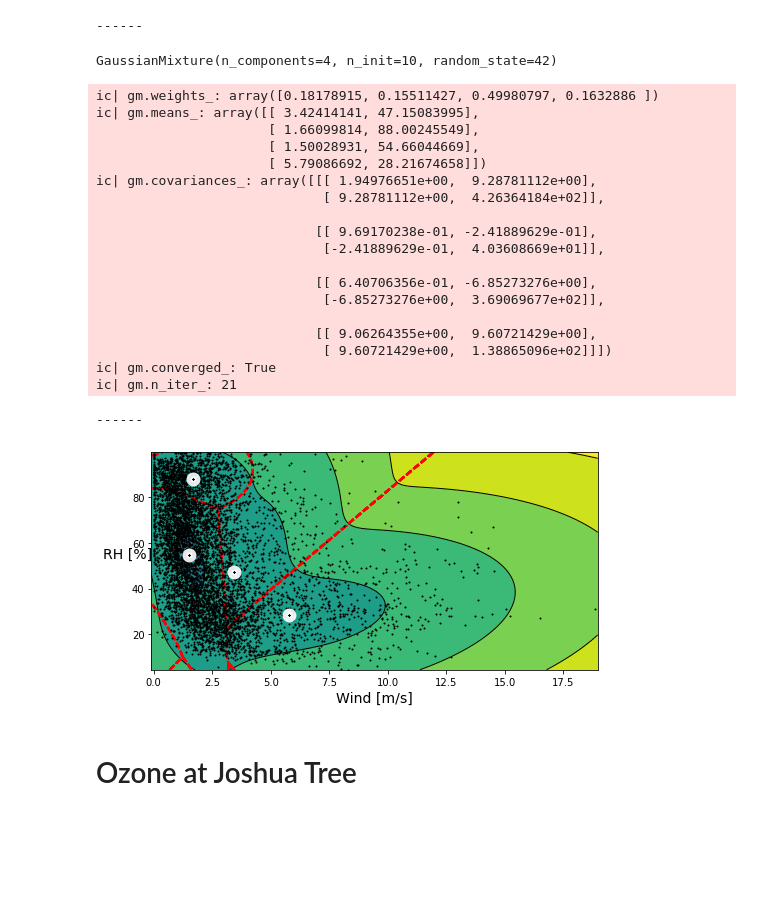
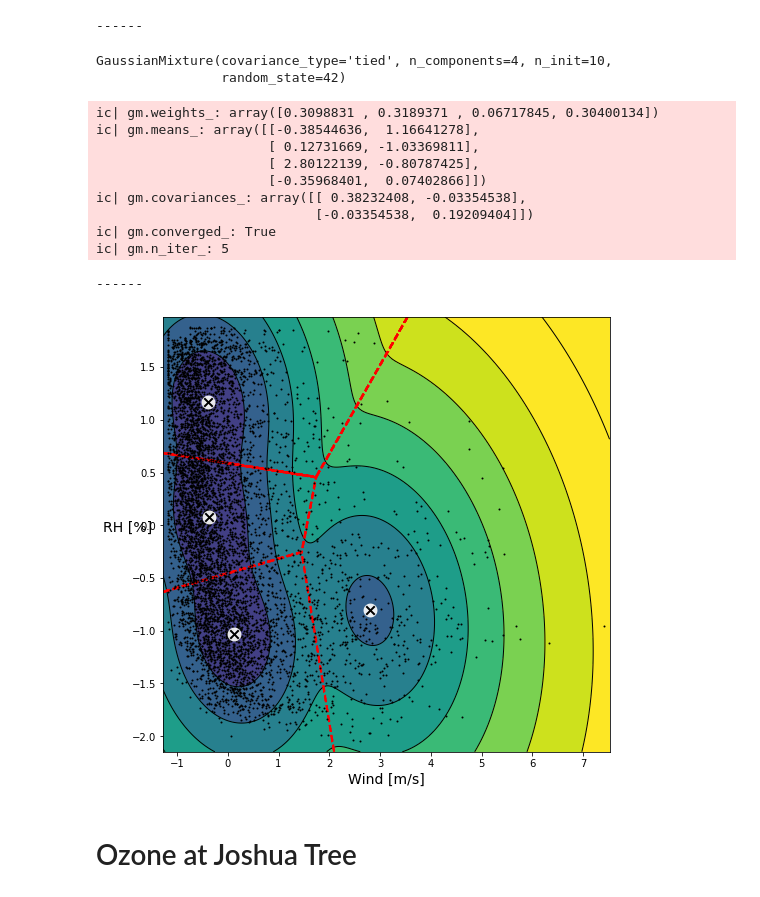
Before and after one commit to eabarnes1010/course_ml_ats, a Jupyter notebook: code/unsupervised_guassianMixture_christman.ipynb, the cells around one changed output. Cells and saved outputs as stored; diff of their text form; code cells hidden in the pictures; blank space fills up the shorter version.

Commit message:
added covariance options

```diff
--- a/code/unsupervised_guassianMixture_christman.ipynb
+++ b/code/unsupervised_guassianMixture_christman.ipynb
@@ -150,17 +140,22 @@ data.reindex(index=data.index[::-1])
 # Decide what data you want to grab
 Xdata = data[["Wind [m/s]","RH [%]"]]   # MODIFY: change the variable names to anything in the dataframe
 X = Xdata.values
-# X = standardize_cols(X)               # MODIFY: uncomment to standardize the columns of your data
+X = standardize_cols(X)                 # MODIFY: comment/uncomment to standardize the columns of your data
 ic(X.shape)
 print('------')
 # %% [output]
 ic| X.shape: (6534, 2)
 ------
 # %%
-gm = GaussianMixture(n_components=4, n_init=10, random_state=42)   #MODIFY: change the parameters of the Gaussian Mixture model
+gm = GaussianMixture(n_components=4,                   # MODIFY: change the parameters of the Gaussian Mixture model
+                     n_init=10,
+                     random_state=42,
+                     covariance_type = "tied",    # MODIFY: ["spherical", "diag", "tied", "full"]
+                    )
 gm.fit(X)
 # %% [output]
-GaussianMixture(n_components=4, n_init=10, random_state=42)
+GaussianMixture(covariance_type='tied', n_components=4, n_init=10,
+                random_state=42)
 # %%
 ic(gm.weights_)
 ic(gm.means_)
@@ -169,33 +164,24 @@ ic(gm.converged_)
 ic(gm.n_iter_)
 print('------')
 # %% [output]
-ic| gm.weights_: array([0.18178915, 0.15511427, 0.49980797, 0.1632886 ])
-ic| gm.means_: array([[ 3.42414141, 47.15083995],
-                      [ 1.66099814, 88.00245549],
-                      [ 1.50028931, 54.66044669],
-                      [ 5.79086692, 28.21674658]])
-ic| gm.covariances_: array([[[ 1.94976651e+00,  9.28781112e+00],
-                             [ 9.28781112e+00,  4.26364184e+02]],
-
-                            [[ 9.69170238e-01, -2.41889629e-01],
-                             [-2.41889629e-01,  4.03608669e+01]],
-
-                            [[ 6.40706356e-01, -6.85273276e+00],
-                             [-6.85273276e+00,  3.69069677e+02]],
-
-                            [[ 9.06264355e+00,  9.60721429e+00],
-                             [ 9.60721429e+00,  1.38865096e+02]]])
+ic| gm.weights_: array([0.3098831 , 0.3189371 , 0.06717845, 0.30400134])
+ic| gm.means_: array([[-0.38544636,  1.16641278],
+                      [ 0.12731669, -1.03369811],
+                      [ 2.80122139, -0.80787425],
+                      [-0.35968401,  0.07402866]])
+ic| gm.covariances_: array([[ 0.38232408, -0.03354538],
+                            [-0.03354538,  0.19209404]])
 ic| gm.converged_: True
-ic| gm.n_iter_: 21
+ic| gm.n_iter_: 5
 ------
 # %%
-plt.figure(figsize=(8, 4))
+plt.figure(figsize=(8, 8))
 plot_gaussian_mixture(gm, X)
 plt.xlabel(Xdata.columns[0])
 plt.ylabel(Xdata.columns[1])
 plt.show()
 # %% [output]
-[figure, old version]
+[figure, new version]
 # %% [markdown]
 # Ozone at Joshua Tree
 # %%
```
Also changed, not shown: parts of 7 cells of this notebook.
